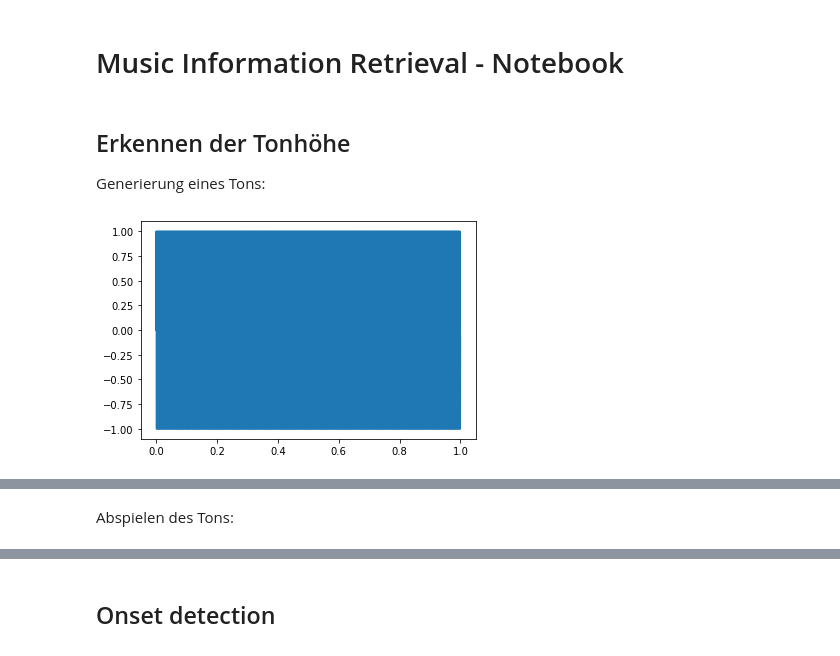
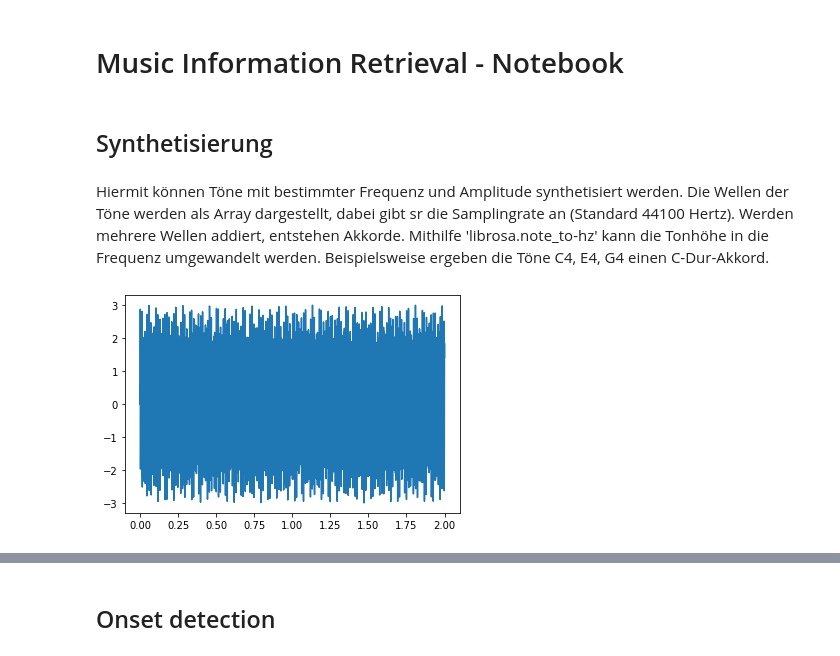
Before and after one commit to felizitasbreu/VWA-Notebook, a Jupyter notebook: VWA - Jupyter Notebook.ipynb, the cells around one changed output, grey strips where cells are left out. Cells and saved outputs as stored; diff of their text form; code cells hidden in the pictures.

```diff
--- a/VWA - Jupyter Notebook.ipynb
+++ b/VWA - Jupyter Notebook.ipynb
@@ -3,21 +20,29 @@
 # %% [markdown]
-## Erkennen der Tonhöhe
-Generierung eines Tons:
+## Synthetisierung
+# %% [markdown]
+Hiermit können Töne mit bestimmter Frequenz und Amplitude synthetisiert werden. Die Wellen der Töne werden als Array dargestellt, dabei gibt sr die Samplingrate an (Standard 44100 Hertz). Werden mehrere Wellen addiert, entstehen Akkorde. Mithilfe 'librosa.note_to-hz' kann die Tonhöhe in die Frequenz umgewandelt werden. Beispielsweise ergeben die Töne C4, E4, G4 einen C-Dur-Akkord.
 # %%
-import numpy as np
-from matplotlib import pyplot as plt
+sr = 44100 # in Hertz
+duration = 2 # in Sekunden
 
-sr = 44100  # Hertz
-duration = 1 # Seconds
+def generate_wave(frequency=None, amplitude=1):
+    if frequency is None:
+        return
+    else:
+        global x
+        x = np.linspace(0, duration, sr * duration, endpoint=False)
+        frequencies = x * frequency
+        wave = np.sin((2 * np.pi) * frequencies) * amplitude
+        return wave
 
-def generate_sine_wave(freq, sample_rate, duration):
-    x = np.linspace(0, duration, sample_rate * duration, endpoint=False)
-    frequencies = x * freq
-    y = np.sin((2 * np.pi) * frequencies)
-    return x, y
+wave1 = generate_wave(librosa.note_to_hz('C4'))
+wave2 = generate_wave(librosa.note_to_hz('E4'))
+wave3 = generate_wave(librosa.note_to_hz('G#4'))
+#wave4 = generate_wave(librosa.note_to_hz('A4'))
+synthesized_wave = wave1 + wave2 + wave3 #+ wave4
 
-x, generated_wave = generate_sine_wave(440, sr, duration)
-plt.plot(x, generated_wave)
+plt.plot(x, synthesized_wave)
 plt.show()
+ipd.Audio(data=synthesized_wave, rate=sr)
 # %% [output]
-[figure, old version]
+[figure, new version]
@@ -24,2 +49,0 @@ plt.show()
-# %% [markdown]
-Abspielen des Tons:
```
Also changed, not shown: parts of 14 cells of this notebook, 2 other files.
